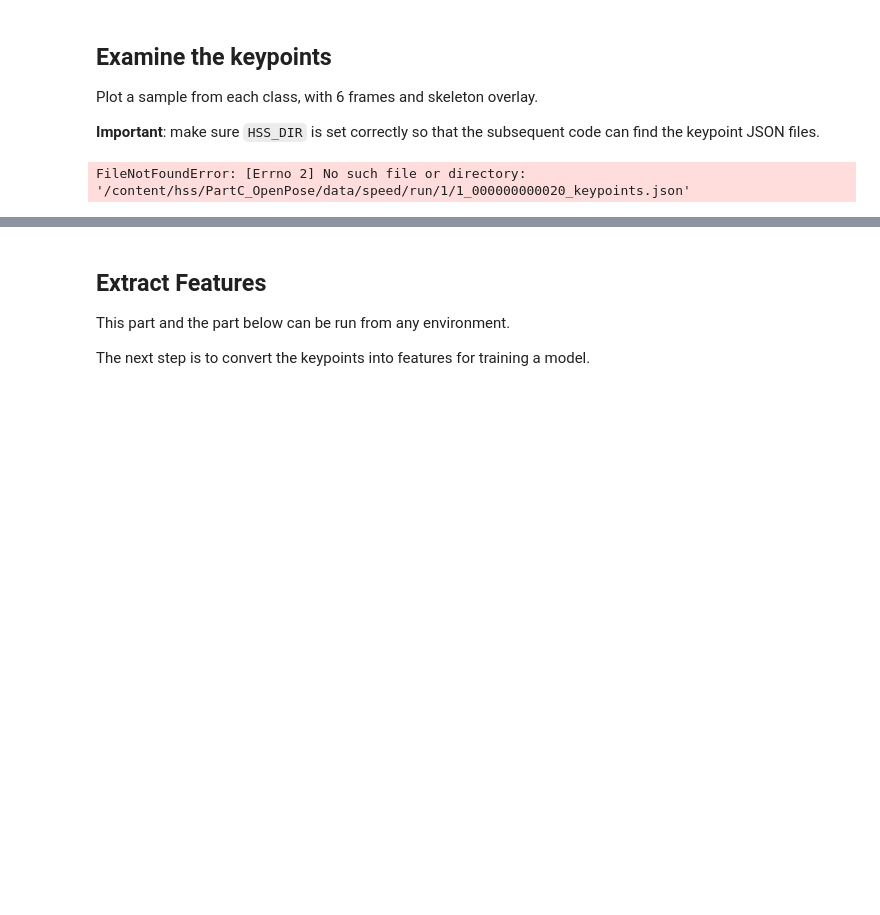
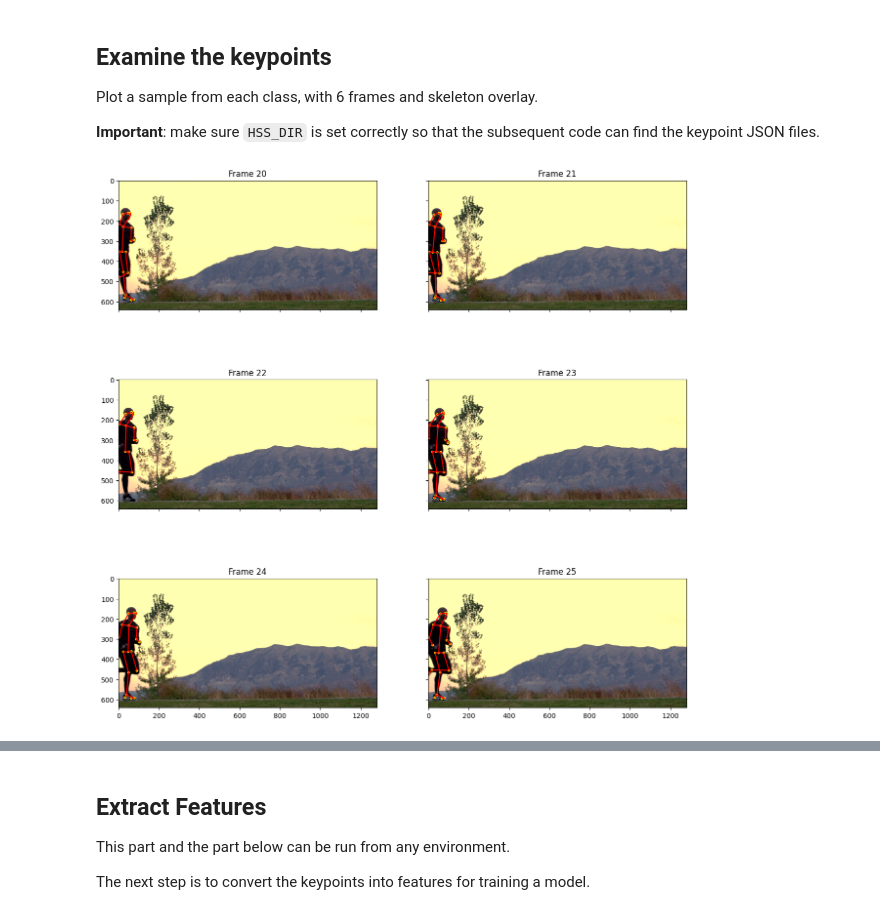
Before and after one commit to nicholashojunhui/hss, a Jupyter notebook: PartC_OpenPose/04_run_or_walk.ipynb, the cells around one changed output, grey strips where cells are left out. Saved outputs shown, nothing was run; the diff lists cells and outputs as text; code cells hidden in the pictures; blank space fills up the shorter version.

```diff
--- a/PartC_OpenPose/04_run_or_walk.ipynb
+++ b/PartC_OpenPose/04_run_or_walk.ipynb
@@ -117,19 +111,19 @@ HSS_DIR = r'/content/hss/PartC_OpenPose'
 # %%
 def plot_sample(classname, sample_index):
     """Plots first few frames of a sample video"""
-    data_path = os.path.join(HSS_DIR, 'data', 'speed', classname)
+    data_path = os.path.join(HSS_DIR, 'data', 'run_walk', classname)
     video_path = os.path.join(data_path, f'{sample_index}.mp4')
     keypoints_path = os.path.join(data_path, str(sample_index), str(sample_index))
 
     frame_first = 20
     frame_step = 1
     frame_last = 50
 
     plot_keypoints(video_path, keypoints_path, frame_first, frame_step,
                    max_frame_last=frame_last)
 
 plot_sample('run', 1)
 # %% [output]
-FileNotFoundError: [Errno 2] No such file or directory: '/content/hss/PartC_OpenPose/data/speed/run/1/1_000000000020_keypoints.json'
+[figure, added]
 # %%
 plot_sample('walk', 1)
```
Also changed, not shown: parts of 24 cells of this notebook.
